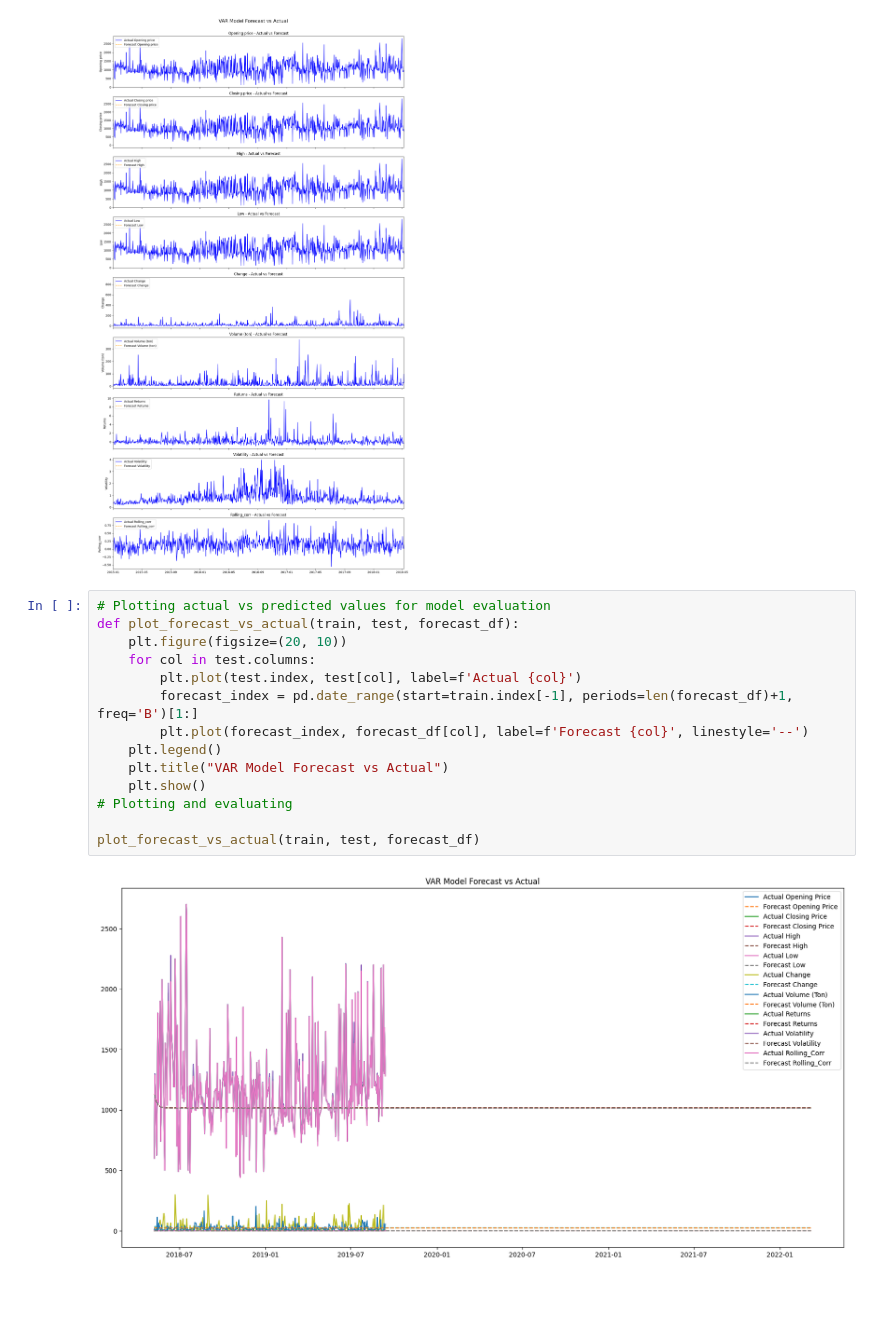
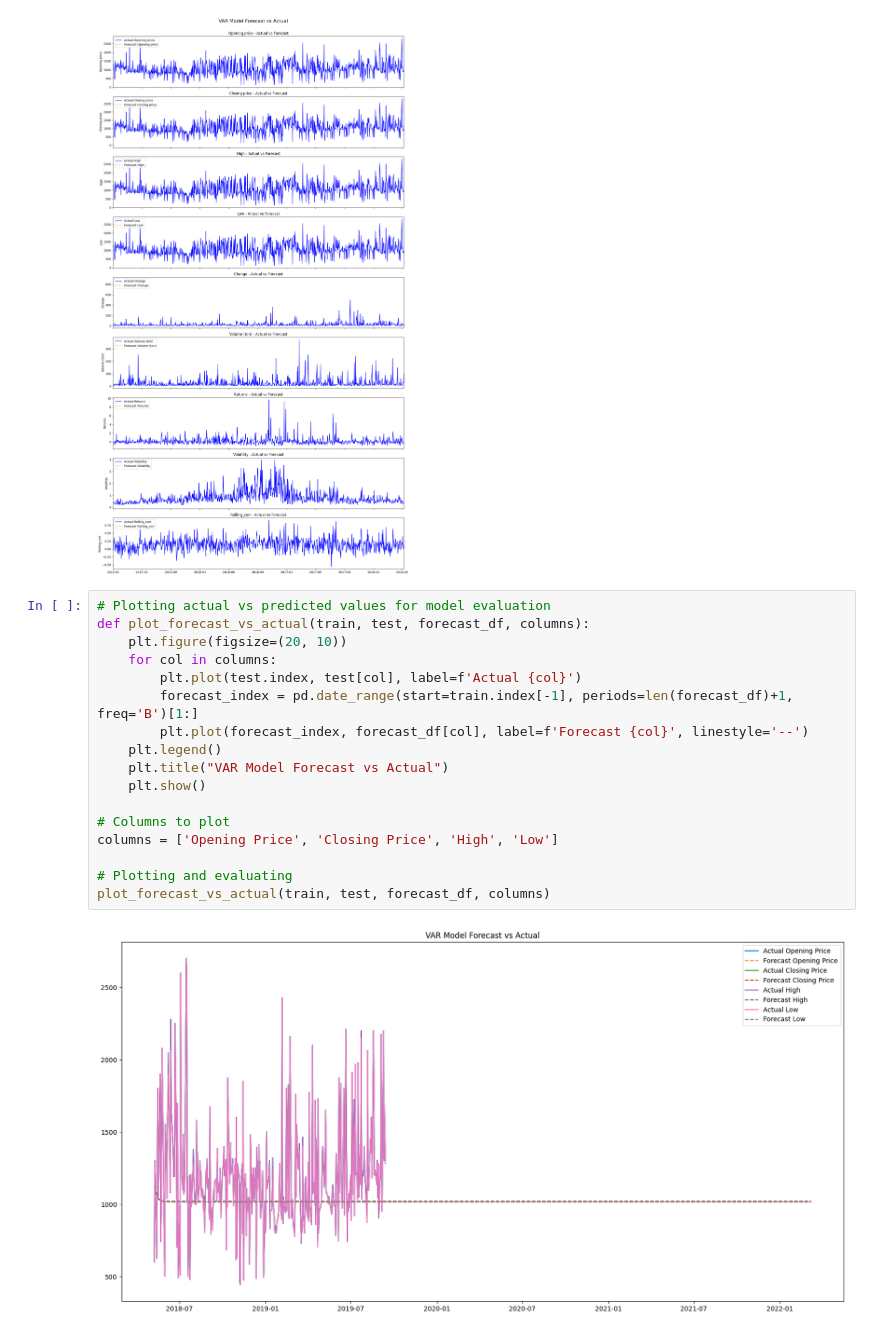
Before and after one commit to yohannestayez/Coffee-Price-Prediction, a Jupyter notebook: notebooks/Training_model_with_VAR.ipynb, the cells around one changed output. Saved outputs shown, nothing was run; the diff lists cells and outputs as text; blank space fills up the shorter version.

```diff
--- a/notebooks/Training_model_with_VAR.ipynb
+++ b/notebooks/Training_model_with_VAR.ipynb
@@ -194,17 +194,20 @@ plt.show()
 [figure]
 # %%
 # Plotting actual vs predicted values for model evaluation
-def plot_forecast_vs_actual(train, test, forecast_df):
+def plot_forecast_vs_actual(train, test, forecast_df, columns):
     plt.figure(figsize=(20, 10))
-    for col in test.columns:
+    for col in columns:
         plt.plot(test.index, test[col], label=f'Actual {col}')
         forecast_index = pd.date_range(start=train.index[-1], periods=len(forecast_df)+1, freq='B')[1:]
         plt.plot(forecast_index, forecast_df[col], label=f'Forecast {col}', linestyle='--')
     plt.legend()
     plt.title("VAR Model Forecast vs Actual")
     plt.show()
+
+# Columns to plot
+columns = ['Opening Price', 'Closing Price', 'High', 'Low']
+
 # Plotting and evaluating
-
-plot_forecast_vs_actual(train, test, forecast_df)
+plot_forecast_vs_actual(train, test, forecast_df, columns)
 # %% [output]
-[figure, old version]
+[figure, new version]
```
Also changed, not shown: parts of 1 cell of this notebook.
